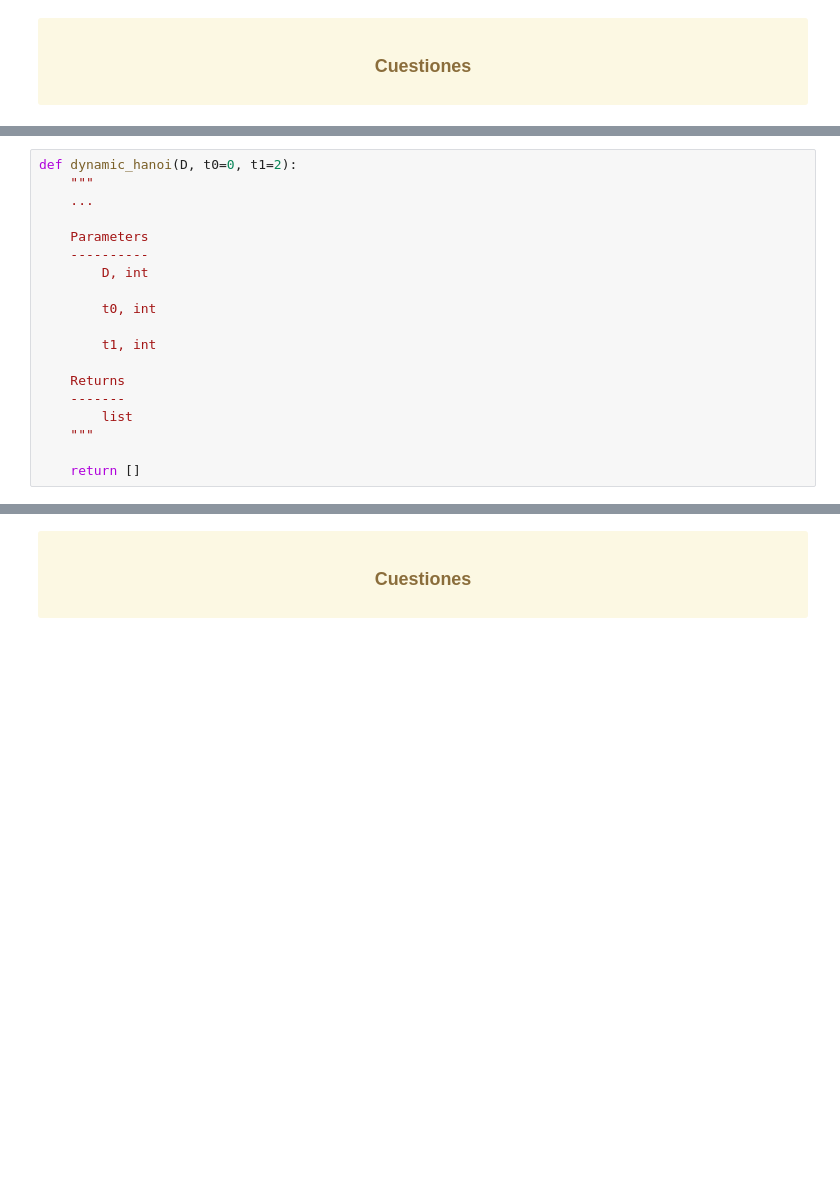
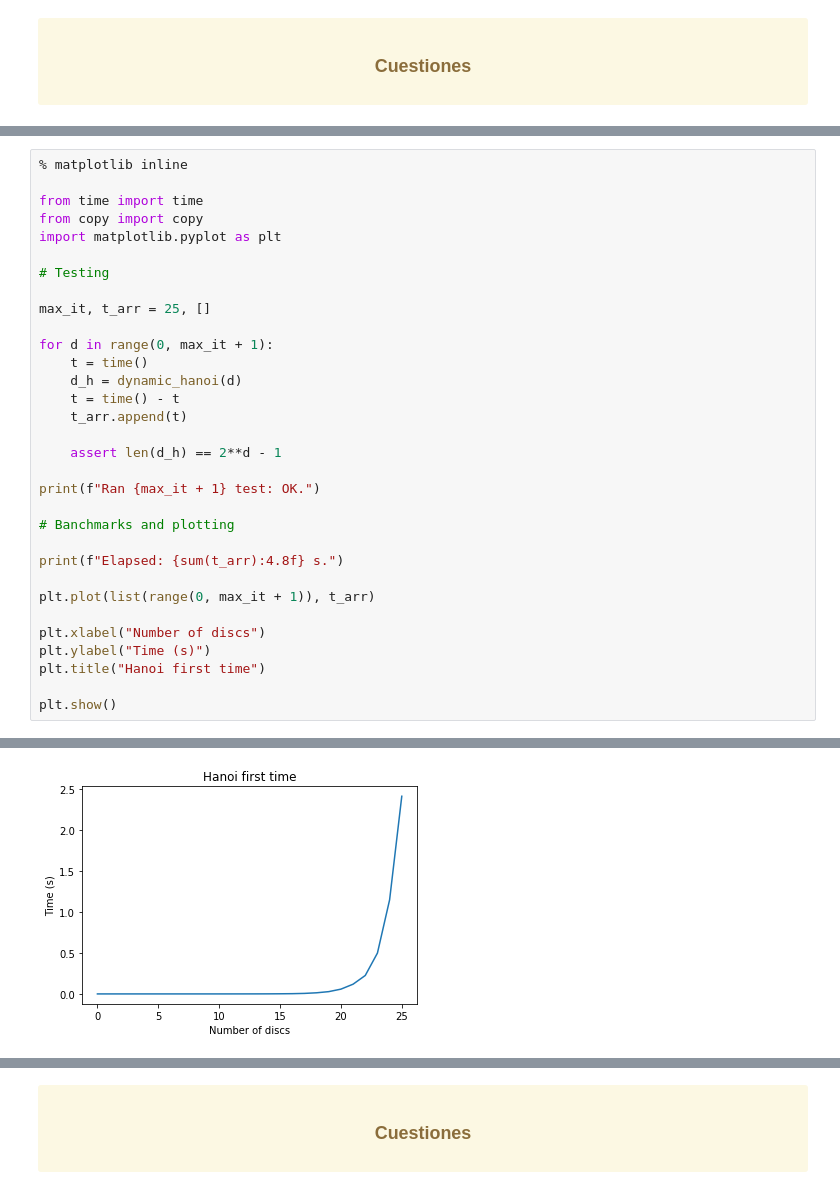
Before and after one commit to OriolMoles/alg2, a Jupyter notebook: 2pac/prob/7/ABO_Yarema_Taras-PD_B.ipynb, the cells around one changed output, grey strips where cells are left out. Drawn from its saved outputs; the diff is of its cells as text; blank space fills up the shorter version.

```diff
--- a/2pac/prob/7/ABO_Yarema_Taras-PD_B.ipynb
+++ b/2pac/prob/7/ABO_Yarema_Taras-PD_B.ipynb
@@ -93,22 +186,3 @@ Además, se os pide que devolváis una lista de tuplas con la forma $(t_i,t_j)$
 Por ejemplo, para 3 discos, los movimientos serían:
 [(0, 2), (0, 1), (2, 1), (0, 2), (1, 0), (1, 2), (0, 2)]
 </p>
-# %%
-def dynamic_hanoi(D, t0=0, t1=2):
-    """
-    ...
-
-    Parameters
-    ----------
-        D, int
-
-        t0, int
-
-        t1, int
-
-    Returns
-    -------
-        list
-    """
-
-    return []
@@ -129,0 +231,33 @@ print(dynamic_hanoi(7))
+# %%
+% matplotlib inline
+
+from time import time
+from copy import copy
+import matplotlib.pyplot as plt
+
+# Testing
+
+max_it, t_arr = 25, []
+
+for d in range(0, max_it + 1):
+    t = time()
+    d_h = dynamic_hanoi(d)
+    t = time() - t
+    t_arr.append(t)
+
+    assert len(d_h) == 2**d - 1
+
+print(f"Ran {max_it + 1} test: OK.")
+
+# Banchmarks and plotting
+
+print(f"Elapsed: {sum(t_arr):4.8f} s.")
+
+plt.plot(list(range(0, max_it + 1)), t_arr)
+
+plt.xlabel("Number of discs")
+plt.ylabel("Time (s)")
+plt.title("Hanoi first time")
+
+plt.show()
+# %% [output]
@@ -129,0 +266 @@ print(dynamic_hanoi(7))
+[figure, added]
```
Also changed, not shown: parts of 14 cells of this notebook, 1 other file.
